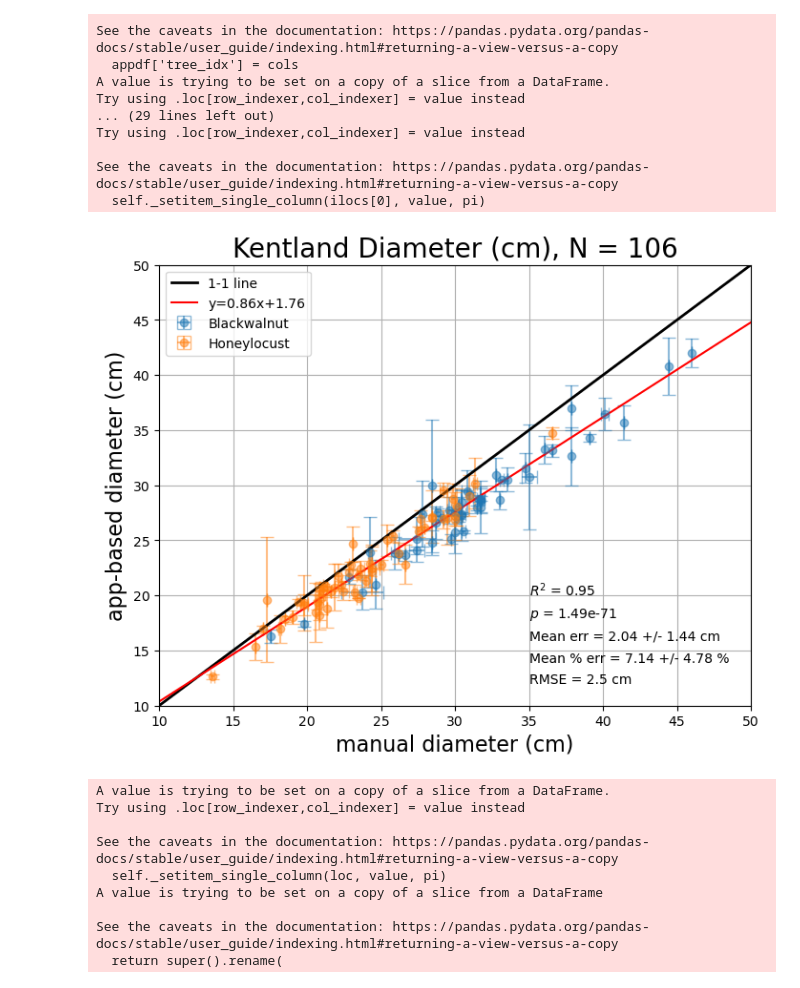
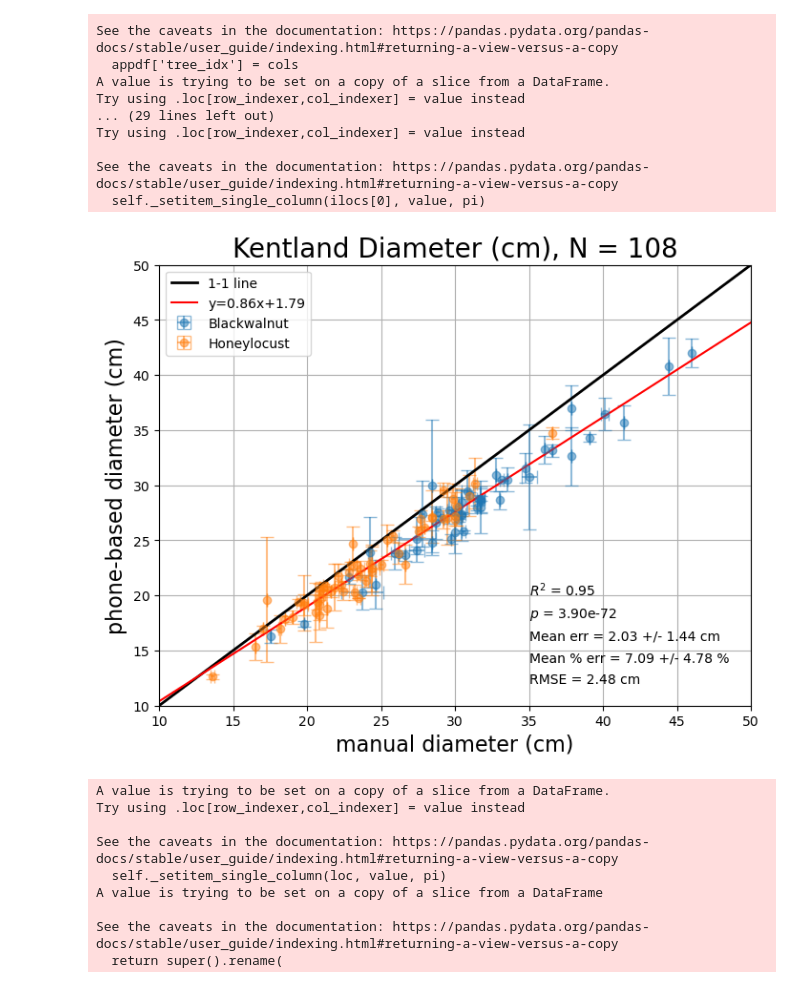
Before and after one commit to WorkingTrees/SamplingPaper, a Jupyter notebook: code/compile_process_analyze_FIN.ipynb, the cells around one changed output. Saved outputs shown, nothing was run; the diff lists cells and outputs as text; code cells hidden in the pictures.

Commit message:
update figure labels

```diff
--- a/code/compile_process_analyze_FIN.ipynb
+++ b/code/compile_process_analyze_FIN.ipynb
@@ -242,7 +242,7 @@ for ridx in appdf['row'].unique():
 
             tdfs.append(odf)
 # %%
-appdf_mean = pd.concat(tdfs).reset_index().drop("index", axis = 1).dropna()
+appdf_mean = pd.concat(tdfs).reset_index().drop("index", axis = 1)#.dropna()
 # %%
 
 groups = appdf_mean.groupby('species')
@@ -263,36 +263,36 @@ ax.plot([0,300],[0,300],'k-', lw=2, label = '1-1 line')
 # Compute regression
 slope, intercept, r_value, p_value, std_err = stats.linregress(appdf_mean['man mean'].astype(float), appdf_mean['app mean'])
 
 # Mean absolute error
 mae = np.nanmean((appdf_mean['man mean'] - appdf_mean['app mean']))
 mae_std = np.nanstd((appdf_mean['man mean'] - appdf_mean['app mean']))
 mape = np.nanmean(((appdf_mean['man mean'] - appdf_mean['app mean']) / appdf_mean['man mean'])) * 100
 mape_std = np.nanstd(((appdf_mean['man mean'] - appdf_mean['app mean']) / appdf_mean['man mean'])) * 100
 rmse = ((appdf_mean['man mean'] - appdf_mean['app mean']) ** 2).mean() ** .5
 
 # regression line
 line = slope*np.linspace(0,300)+ intercept
 plt.plot(np.linspace(0,300), line, 'r', label='y={:.2f}x+{:.2f}'.format(slope,intercept))
 plt.annotate("$R^2$ = {}".format(str(round(r_value**2,2))), [35,20])
 plt.annotate("$p$ = {:.2e}".format(p_value), [35,18])
 plt.annotate("Mean err = {} +/- {} cm".format(str(round(mae,2)),str(round(mae_std,2))), [35,16])
 plt.annotate("Mean % err = {} +/- {} %".format(str(round(mape,2)),str(round(mape_std,2))), [35,14])
 plt.annotate("RMSE = {} cm".format(str(round(rmse,2))), [35,12])
 
 ax.legend()
 ax.set_xlim(10,50)
 ax.set_ylim(10,50)
 
 plt.xlabel("manual diameter (cm)", size = 16)
-plt.ylabel("app-based diameter (cm)", size = 16)
+plt.ylabel("phone-based diameter (cm)", size = 16)
 
 
-titlestr = "Kentland Diameter (cm), N = {}".format(str(len(appdf_mean)))
+titlestr = "Kentland Diameter (cm), N = {}".format(str(108))
 plt.title(titlestr, size = 20)
 plt.grid()
 plt.show()
 # %% [output]
-[figure, old version]
+[figure, new version]
 # %%
 # Load the manual dataframes
 mandf1 = pd.read_excel("../data/manual/10_2022/Working Tree Kentland 2022_SP.xlsx", sheet_name = "Kentland 1")
```
Also changed, not shown: parts of 2 cells of this notebook.
